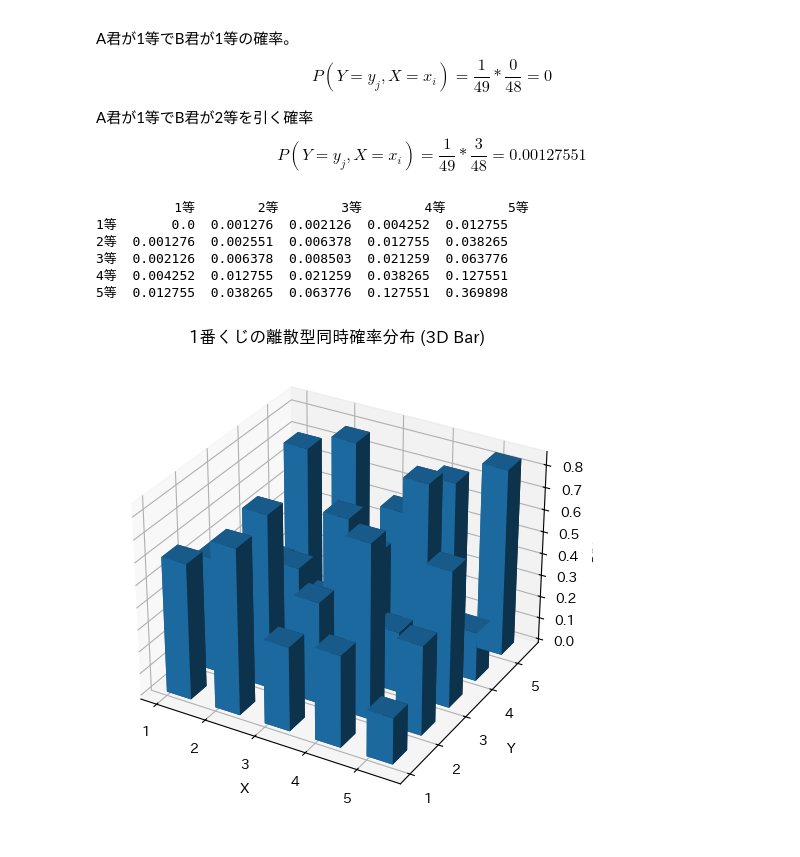
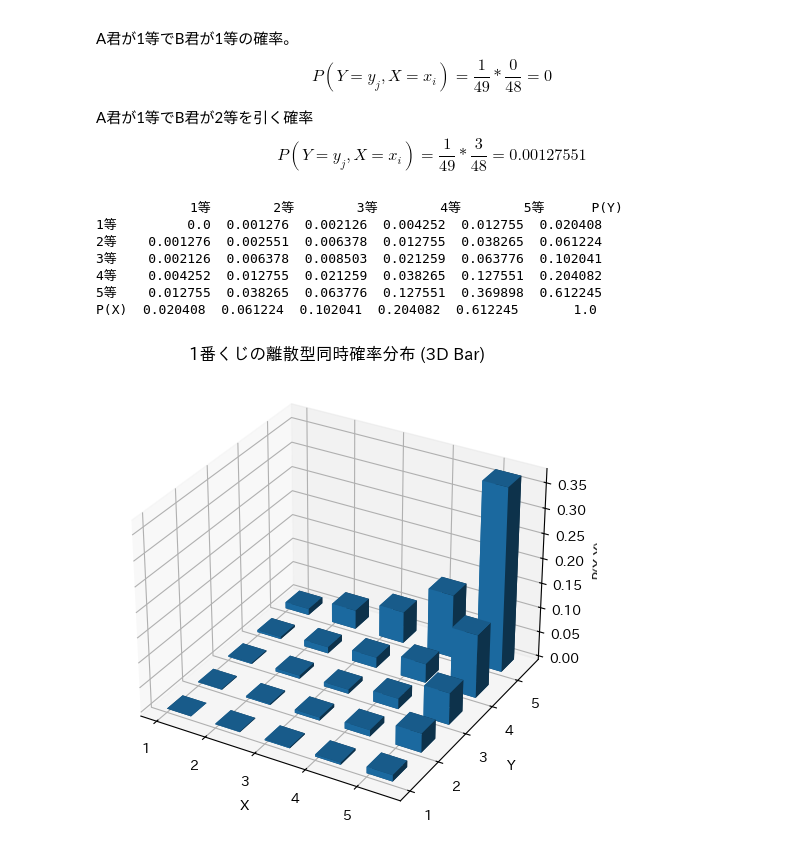
Before and after one commit to Shiraishi-Shodai/Matsuo-Labo-Practice, a Jupyter notebook: simultaneousDistribution.ipynb, the cells around one changed output. Saved outputs shown, nothing was run; the diff lists cells and outputs as text; code cells hidden in the pictures.

```diff
--- a/simultaneousDistribution.ipynb
+++ b/simultaneousDistribution.ipynb
@@ -46,10 +46,9 @@ random_variable_keys = list(random_variable)
 
 # 元々のくじの数
 lot_num = sum(random_variable.values())
-df = pd.DataFrame(index=random_variable_keys, columns=random_variable_keys)
+# 同時確率分布を表すデータフレーム
+simultaneous_probability_distribution_df = pd.DataFrame(index=random_variable_keys, columns=random_variable_keys)
 
-# 組み合わせの総数
-comb_num = math.comb(lot_num, 1) * math.comb(lot_num - 1, 1)
 
 for i in random_variable_keys:
     random_variable_copy = copy.deepcopy(random_variable)
@@ -61,37 +60,45 @@ for i in random_variable_keys:
 
         # 0で割ろうとした時、同時確率0.0を返す。
         if x_i == 0 or y_j == 0:
-            df.loc[i, j] = 0.0
+            simultaneous_probability_distribution_df.loc[i, j] = 0.0
         else:
             simultaneous_probability = (x_i / lot_num) * (y_j / (lot_num - 1))
-            df.loc[i, j] = simultaneous_probability
+            simultaneous_probability_distribution_df.loc[i, j] = simultaneous_probability
 
-print(df)
+
+# 周辺分布（列方向：P(Y)）
+simultaneous_probability_distribution_df['P(Y)'] = simultaneous_probability_distribution_df.sum(axis=0)  # 各列の合計（縦方向の周辺分布）
+# 周辺分布（行方向：P(X)）
+simultaneous_probability_distribution_df.loc['P(X)'] = simultaneous_probability_distribution_df.sum(axis=0)  # 各行の合計（横方向の周辺分布）
+print(simultaneous_probability_distribution_df)
 # %% [output]
-          1等        2等        3等        4等        5等
-1等       0.0  0.001276  0.002126  0.004252  0.012755
-2等  0.001276  0.002551  0.006378  0.012755  0.038265
-3等  0.002126  0.006378  0.008503  0.021259  0.063776
-4等  0.004252  0.012755  0.021259  0.038265  0.127551
-5等  0.012755  0.038265  0.063776  0.127551  0.369898
+            1等        2等        3等        4等        5等      P(Y)
+1等         0.0  0.001276  0.002126  0.004252  0.012755  0.020408
+2等    0.001276  0.002551  0.006378  0.012755  0.038265  0.061224
+3等    0.002126  0.006378  0.008503  0.021259  0.063776  0.102041
+4等    0.004252  0.012755  0.021259  0.038265  0.127551  0.204082
+5等    0.012755  0.038265  0.063776  0.127551  0.369898  0.612245
+P(X)  0.020408  0.061224  0.102041  0.204082  0.612245       1.0
 # %%
 fig = plt.figure(figsize=(7,6))
 ax = fig.add_subplot(111, projection='3d')
 
 # X, Y, 確率変数 P(X = x_i, Y = y_j)
 
 X, Y = np.meshgrid([1, 2, 3, 4, 5], [1, 2, 3, 4, 5])
 X = X.flatten()
 Y = Y.flatten()
-P = df.to_numpy().flatten()
+
+# 周辺確率を含まず、同時確率のみ抽出
+P = simultaneous_probability_distribution_df.iloc[:5, :5].to_numpy(np.float64).flatten()
 
 # 3D棒グラフの描画 dzとdyは棒グラフ1つ分ののx軸とy軸の幅, dzは棒グラフの高さ, shade=Trueは影をつける
-ax.bar3d(X, Y, np.zeros_like(P), dz=0.5, dy=0.5, dz=P, shade=True)
+ax.bar3d(X, Y, np.zeros_like(P), dx=0.5, dy=0.5, dz=P, shade=True)
 
 ax.set_xlabel("X")
 ax.set_ylabel("Y")
 ax.set_zlabel("P(X,Y)")
 ax.set_title("1番くじの離散型同時確率分布 (3D Bar)")
 plt.show()
 # %% [output]
-[figure, old version]
+[figure, new version]
```
Also changed, not shown: parts of 3 cells of this notebook.
